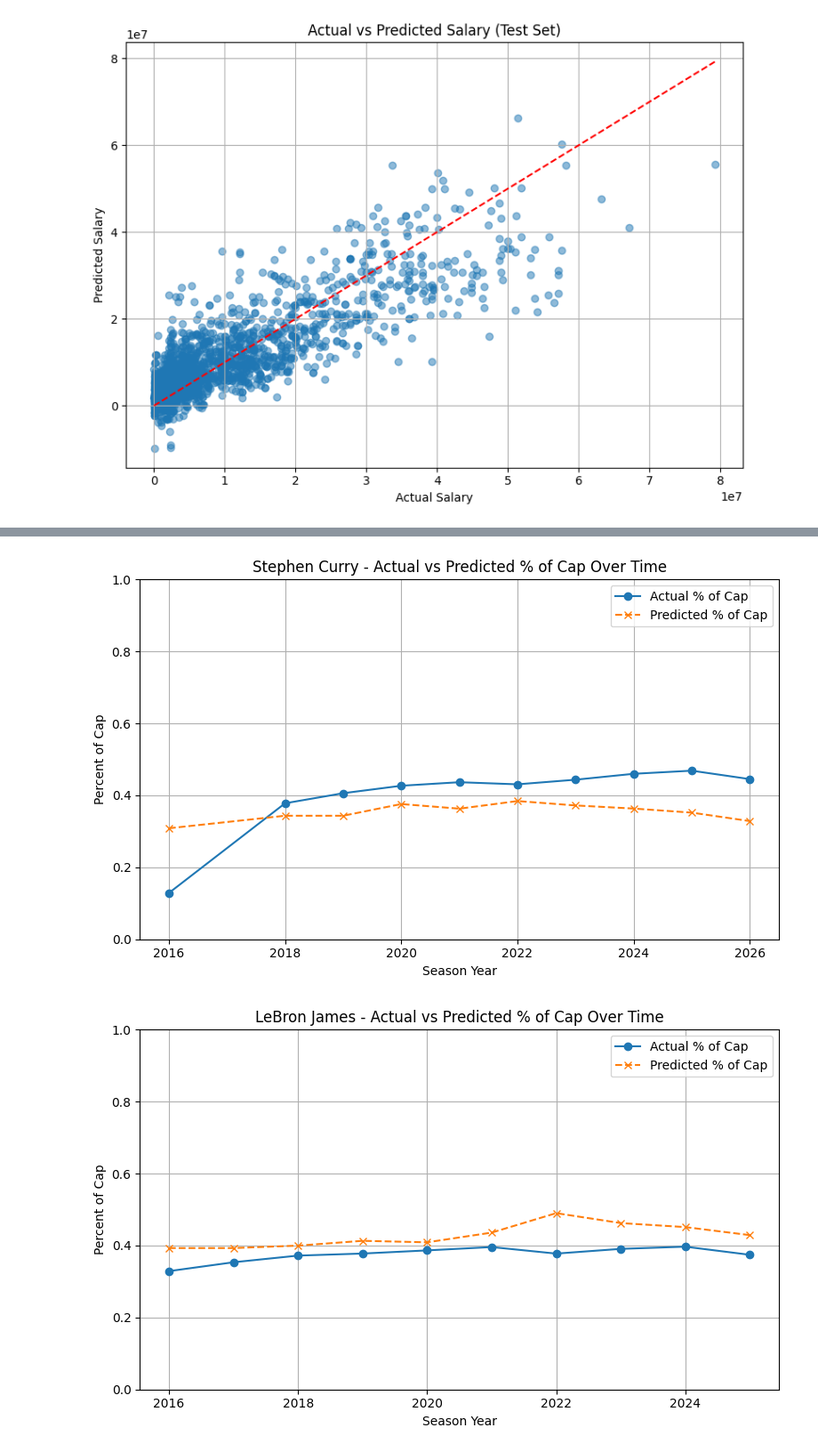
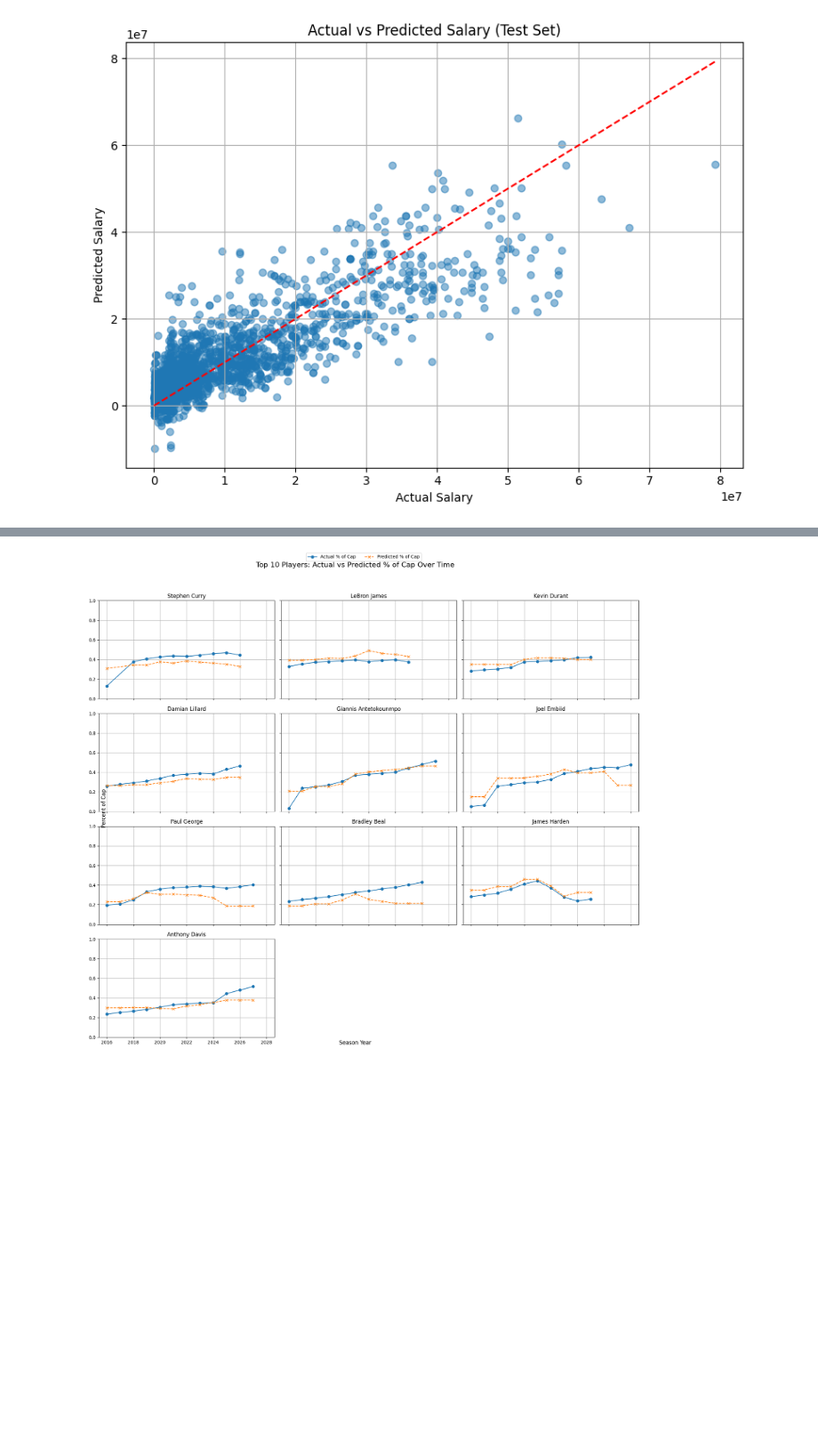
Before and after one commit to garethjones1/econometricsNBA, a Jupyter notebook: beginning.ipynb, the cells around one changed output, grey strips where cells are left out. Shown at 89% size. Drawn from its saved outputs; the diff is of its cells as text; code cells hidden in the pictures; blank space fills up the shorter version.

```diff
--- a/beginning.ipynb
+++ b/beginning.ipynb
@@ -866,39 +762,57 @@ Included effects: Entity
 [figure]
 # %%
+import matplotlib.pyplot as plt
+import numpy as np
+import statsmodels.api as sm
+
 # 1. Generate predictions if not already added
 if 'Predicted_Percent_of_Cap' not in df_long.columns:
     X_full = sm.add_constant(df_long[significant_predictors])
     df_long['Predicted_Percent_of_Cap'] = final_ols.predict(X_full)
 
-# 2. Reset index to plot easily
+# 2. Reset index for plotting
 df_model = df_long.reset_index()
 
 # 3. Get top N players by average actual Percent of Cap
-top_n = 5
+top_n = 10
 top_players = df_model.groupby('Player')['Percent_of_Cap'].mean().nlargest(top_n).index
 
-# 4. Plot Actual vs Predicted Percent of Cap per player
-for player in top_players:
+# 4. Set up subplot grid
+cols = 3
+rows = int(np.ceil(top_n / cols))
+
+fig, axes = plt.subplots(rows, cols, figsize=(18, 4 * rows), sharex=True, sharey=True)
+axes = axes.flatten()
+
+# 5. Plot each player in a subplot
+for idx, player in enumerate(top_players):
+    ax = axes[idx]
     player_data = df_model[df_model['Player'] == player]
 
-    # Optional: average duplicates (if any)
+    # Average duplicate season-year rows (if any)
     player_data = (
         player_data.groupby('Season_Year')[['Percent_of_Cap', 'Predicted_Percent_of_Cap']]
         .mean()
         .reset_index()
     )
 
-    plt.figure(figsize=(8, 5))
-    plt.plot(player_data['Season_Year'], player_data['Percent_of_Cap'], label='Actual % of Cap', marker='o')
-    plt.plot(player_data['Season_Year'], player_data['Predicted_Percent_of_Cap'], label='Predicted % of Cap', linestyle='--', marker='x')
-    plt.title(f"{player} - Actual vs Predicted % of Cap Over Time")
-    plt.xlabel("Season Year")
-    plt.ylabel("Percent of Cap")
-    plt.ylim(0, 1)
-    plt.legend()
-    plt.grid(True)
-    plt.tight_layout()
-    plt.show()
+    ax.plot(player_data['Season_Year'], player_data['Percent_of_Cap'], label='Actual % of Cap', marker='o')
+    ax.plot(player_data['Season_Year'], player_data['Predicted_Percent_of_Cap'], label='Predicted % of Cap', linestyle='--', marker='x')
+    ax.set_title(player)
+    ax.set_ylim(0, 1)
+    ax.grid(True)
+
+# 6. Remove any unused subplots
+for i in range(len(top_players), len(axes)):
+    fig.delaxes(axes[i])
+
+# 7. Shared labels and layout
+fig.suptitle("Top 10 Players: Actual vs Predicted % of Cap Over Time", fontsize=16)
+fig.text(0.5, 0.04, "Season Year", ha='center', fontsize=12)
+fig.text(0.06, 0.5, "Percent of Cap", va='center', rotation='vertical', fontsize=12)
+fig.legend(["Actual % of Cap", "Predicted % of Cap"], loc="upper center", ncol=2)
+
+plt.tight_layout(rect=[0.03, 0.03, 1, 0.95])
+plt.show()
 # %% [output]
-[figure, old version]
+[figure, new version]
-[figure, removed]
```
Also changed, not shown: parts of 9 cells of this notebook, 1 other file.
